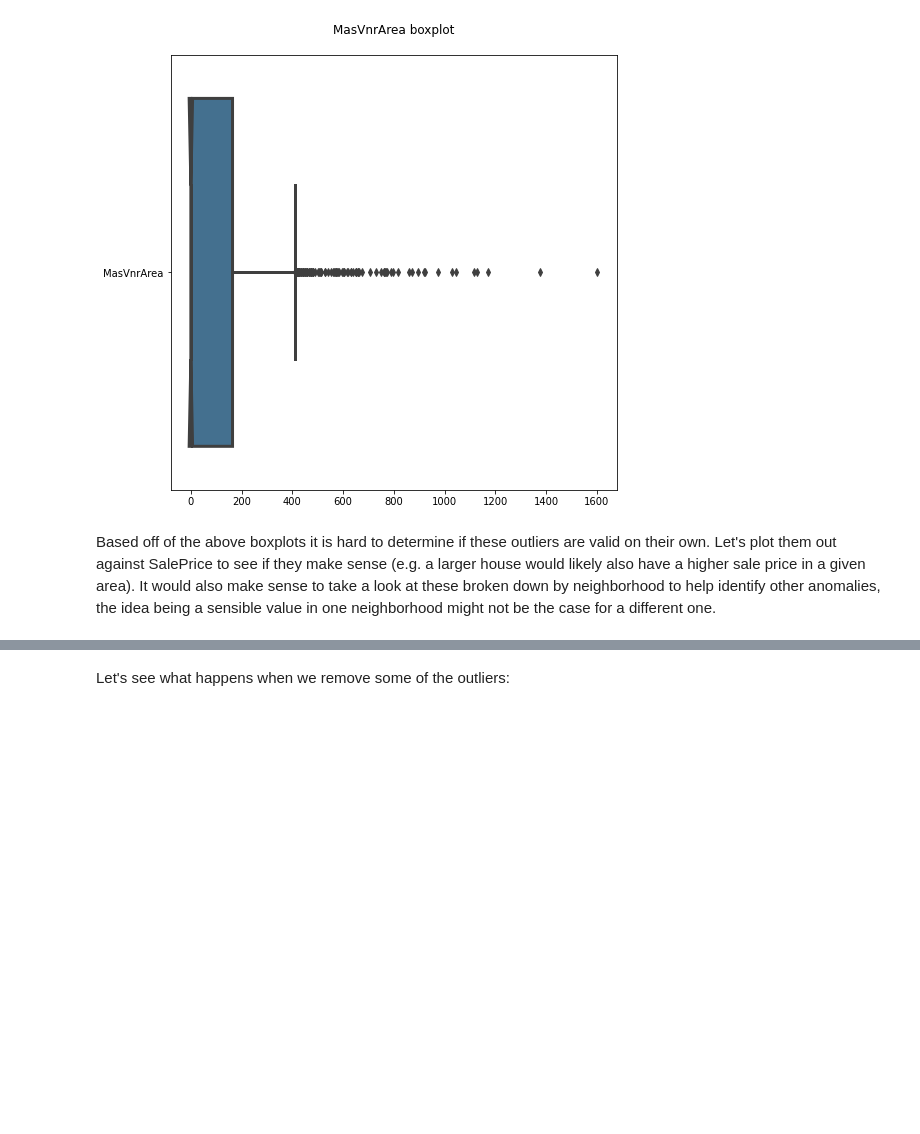
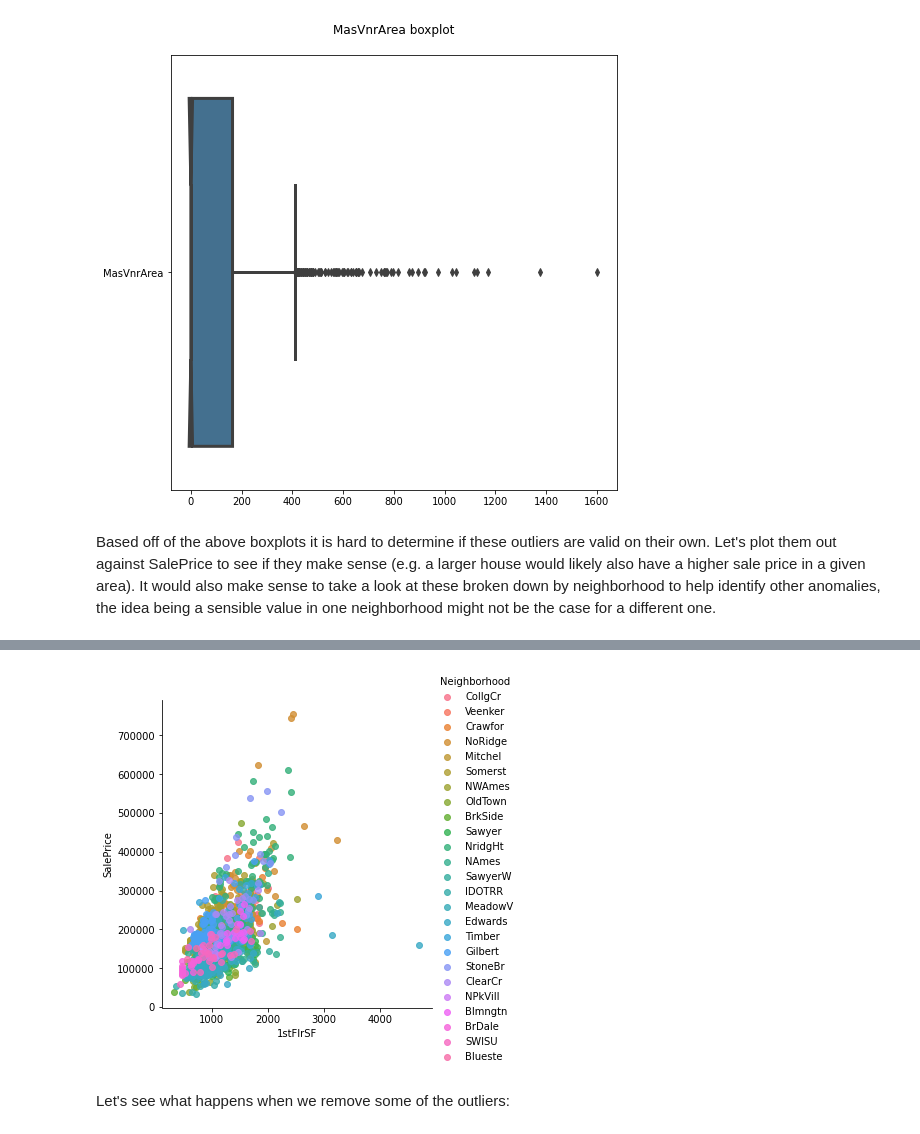
Before and after one commit to mikethisyamondol/ames_housing_price, a Jupyter notebook: Ames_IA_Housing_Prices.ipynb, the cells around one changed output, grey strips where cells are left out. Cells and saved outputs as stored; diff of their text form; code cells hidden in the pictures; blank space fills up the shorter version.

```diff
--- a/Ames_IA_Housing_Prices.ipynb
+++ b/Ames_IA_Housing_Prices.ipynb
@@ -766,3 +767,7 @@ sns.lmplot('TotalSF', 'SalePrice', data=df_train, hue='Neighborhood', fit_reg=Fa
+# %%
+sns.lmplot('1stFlrSF', 'SalePrice', data=df_train, hue='Neighborhood', fit_reg=False);
+# %% [output]
+[figure, added]
 # %% [markdown]
 Let's see what happens when we remove some of the outliers:
 # %%
```
Also changed, not shown: parts of 100 cells of this notebook.
